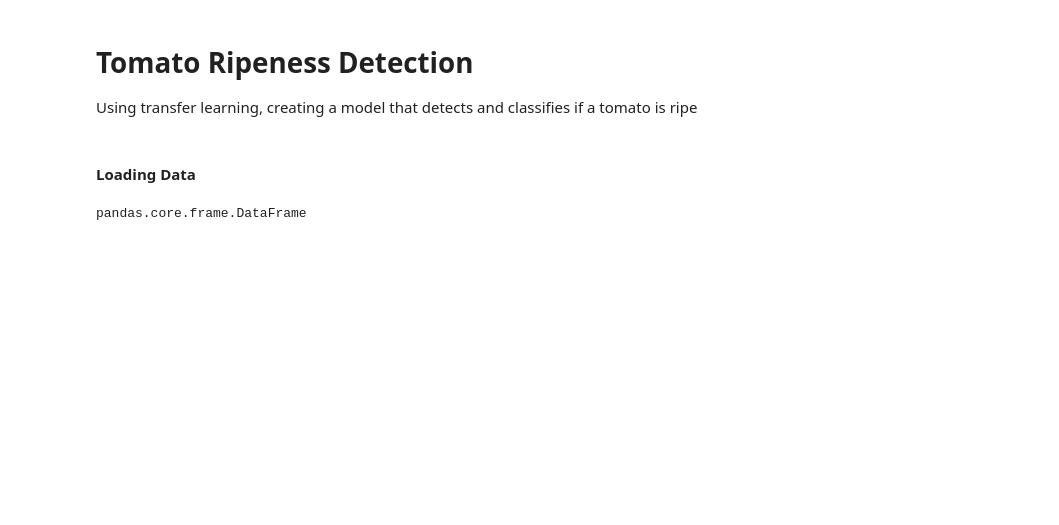
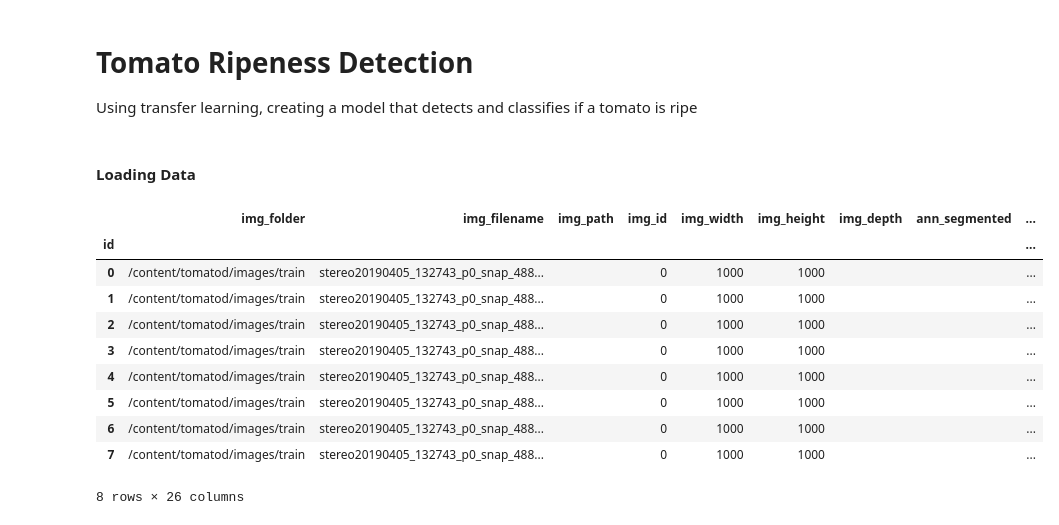
Before and after one commit to desracto/csci316-proj2, a Jupyter notebook: project2.ipynb, the cells around one changed output. Saved outputs shown, nothing was run; the diff lists cells and outputs as text; code cells hidden in the pictures; blank space fills up the shorter version.

Commit message:
loading data

```diff
--- a/project2.ipynb
+++ b/project2.ipynb
@@ -12,11 +23,21 @@ from pylabel import importer
 # %%
 #Specify path to the coco.json file
 path_to_annotations = "/content/tomatod/annotations/tomatOD_train.json"
 #Specify the path to the images (if they are in a different folder than the annotations)
 path_to_images = "/content/tomatod/images/train"
 
 #Import the dataset into the pylable schema
 dataset = importer.ImportCoco(path_to_annotations, path_to_images=path_to_images, name="BCCD_coco")
-type(dataset.df)
+dataset.df[dataset.df['img_filename'] == 'stereo20190405_132743_p0_snap_488.jpg']
 # %% [output]
+|  | img_folder | img_filename | img_path | img_id | img_width | img_height | img_depth | ann_segmented | ... |
+| id |  |  |  |  |  |  |  |  | ... |
+| 0 | /content/tomatod/images/train | stereo20190405_132743_p0_snap_488... |  | 0 | 1000 | 1000 |  |  | ... |
+| 1 | /content/tomatod/images/train | stereo20190405_132743_p0_snap_488... |  | 0 | 1000 | 1000 |  |  | ... |
+| 2 | /content/tomatod/images/train | stereo20190405_132743_p0_snap_488... |  | 0 | 1000 | 1000 |  |  | ... |
+| 3 | /content/tomatod/images/train | stereo20190405_132743_p0_snap_488... |  | 0 | 1000 | 1000 |  |  | ... |
+| 4 | /content/tomatod/images/train | stereo20190405_132743_p0_snap_488... |  | 0 | 1000 | 1000 |  |  | ... |
+| 5 | /content/tomatod/images/train | stereo20190405_132743_p0_snap_488... |  | 0 | 1000 | 1000 |  |  | ... |
+| 6 | /content/tomatod/images/train | stereo20190405_132743_p0_snap_488... |  | 0 | 1000 | 1000 |  |  | ... |
+| 7 | /content/tomatod/images/train | stereo20190405_132743_p0_snap_488... |  | 0 | 1000 | 1000 |  |  | ... |
-pandas.core.frame.DataFrame
+8 rows × 26 columns
```
Also changed, not shown: parts of 5 cells of this notebook.
